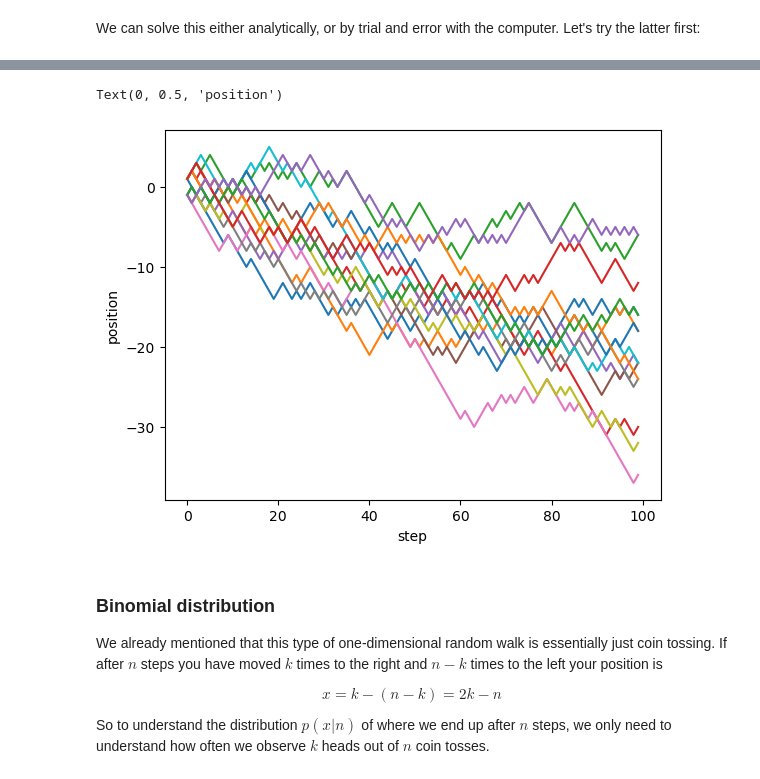
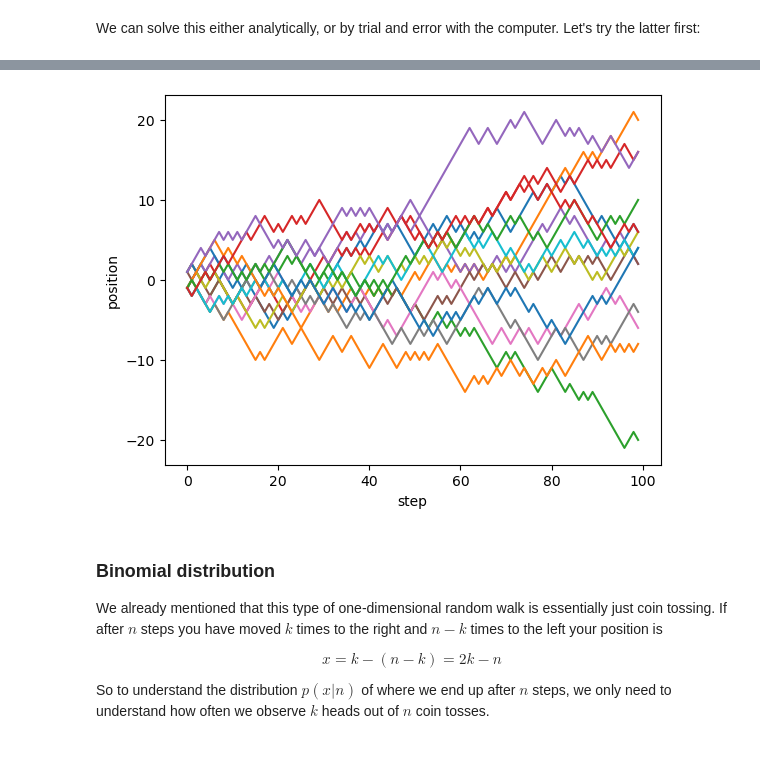
Before and after one commit to neherlab/PoL1-course-materials, a Jupyter notebook: notebooks/lecture04a_RandomWalks.ipynb, the cells around one changed output, grey strips where cells are left out. Drawn from its saved outputs; the diff is of its cells as text; code cells hidden in the pictures.

```diff
--- a/notebooks/lecture04a_RandomWalks.ipynb
+++ b/notebooks/lecture04a_RandomWalks.ipynb
@@ -71,23 +71,23 @@ Text(0, 0.5, 'position')
 # %%
 # ALTERNATIVE IMPLEMENTATION
 n_repetitions = 15
 n_steps = 100
-p=0.4
+p=0.5
 
 for rep in range(n_repetitions):
     # cumsum sums all elements in an array,
     # 2*(np.random.random(size=n_steps)<p) - 1 is a list of +/- 1 of length n_steps
     left_right_steps = 2*(np.random.random(size=n_steps)<p) - 1
     # sum these steps to calculate the position along the trajectory
     traj = np.cumsum(left_right_steps)
     # plot
     plt.plot(traj)
 
 plt.xlabel('step')
 plt.ylabel('position')
+plt.show()
 # %% [output]
-Text(0, 0.5, 'position')
-[figure, old version]
+[figure, new version]
 # %% [markdown]
 ### Binomial distribution
 We already mentioned that this type of one-dimensional random walk is essentially just coin tossing. If after $n$ steps you have moved $k$ times to the right and $n-k$ times to the left your position is
```
Also changed, not shown: parts of 5 cells of this notebook, 2 other files.
